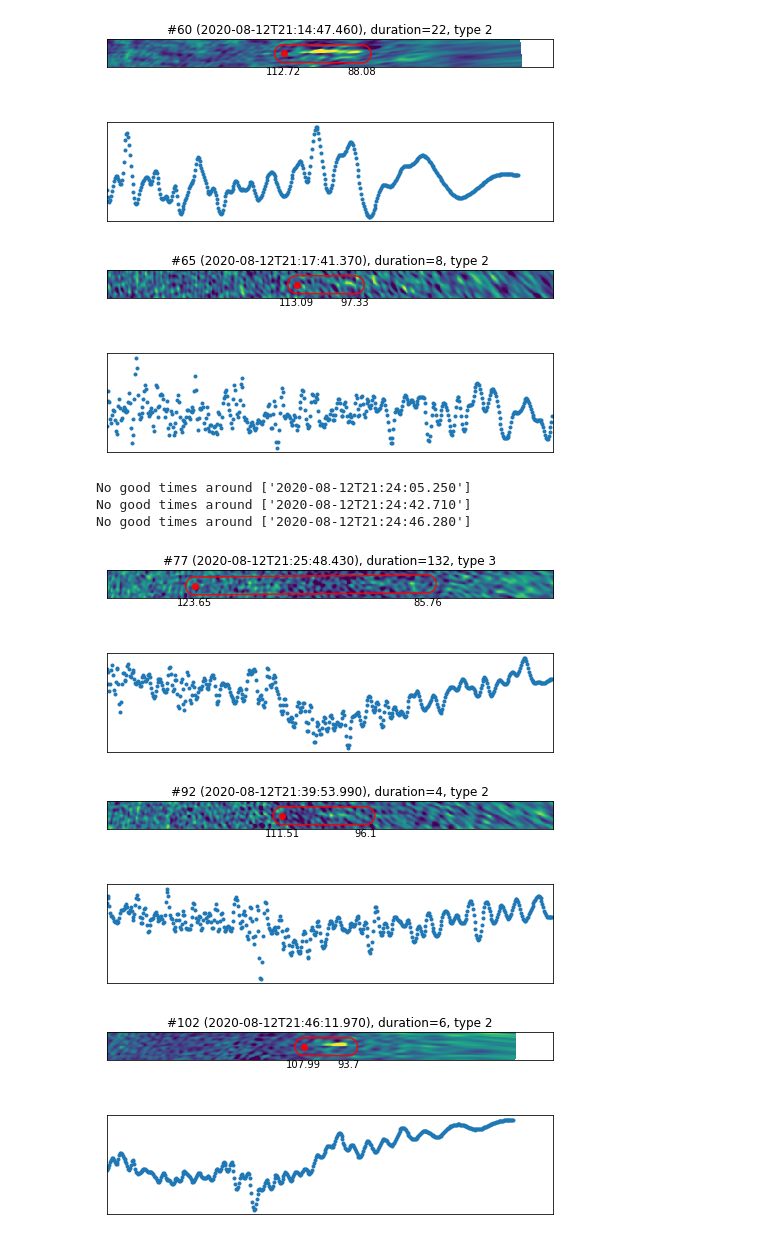
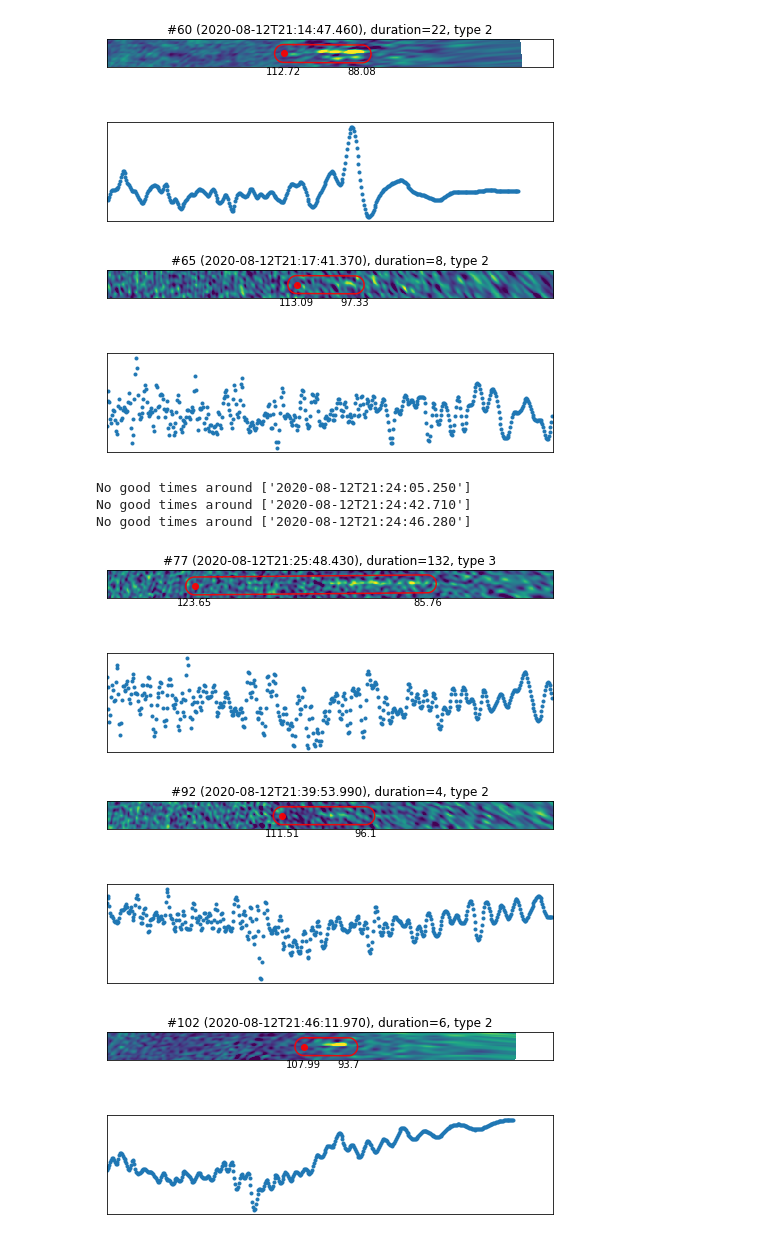
Before and after one commit to tammojan/perseids2020, a Jupyter notebook: reproject.ipynb, the cells around one changed output. Cells and saved outputs as stored; diff of their text form; code cells hidden in the pictures.

```diff
--- a/reproject.ipynb
+++ b/reproject.ipynb
@@ -115,11 +115,11 @@ for number in tqdm(cams_numbers_with_trails):
 
     t0 = Time(d["t0"], format="isot", scale="utc")
 
-    #if np.any(aartfaac_cams_matches.loc[number]["AARTFAAC_duration"] > 8):
-    #    extra = 1
-    #else:
-    #    extra = 0
-    extra = 0
+    if np.any(camsdata.loc[number]["AARTFAAC_duration"] > 8):
+        extra = 1
+    else:
+        extra = 0
+
     try:
         fitsfile_before_detection, fitsfile_with_detection = get_fitsfiles(t0[0], extra)
     except:
@@ -218,9 +218,9 @@ for number in tqdm(cams_numbers_with_trails):
-[figure, old version]
+[figure, new version]
 [figure]
 No good times around ['2020-08-12T21:24:05.250']
 No good times around ['2020-08-12T21:24:42.710']
 No good times around ['2020-08-12T21:24:46.280']
-[figure, old version]
+[figure, new version]
 [figure]
 [figure]
 [figure]
```
Also changed, not shown: parts of 1 cell of this notebook.
